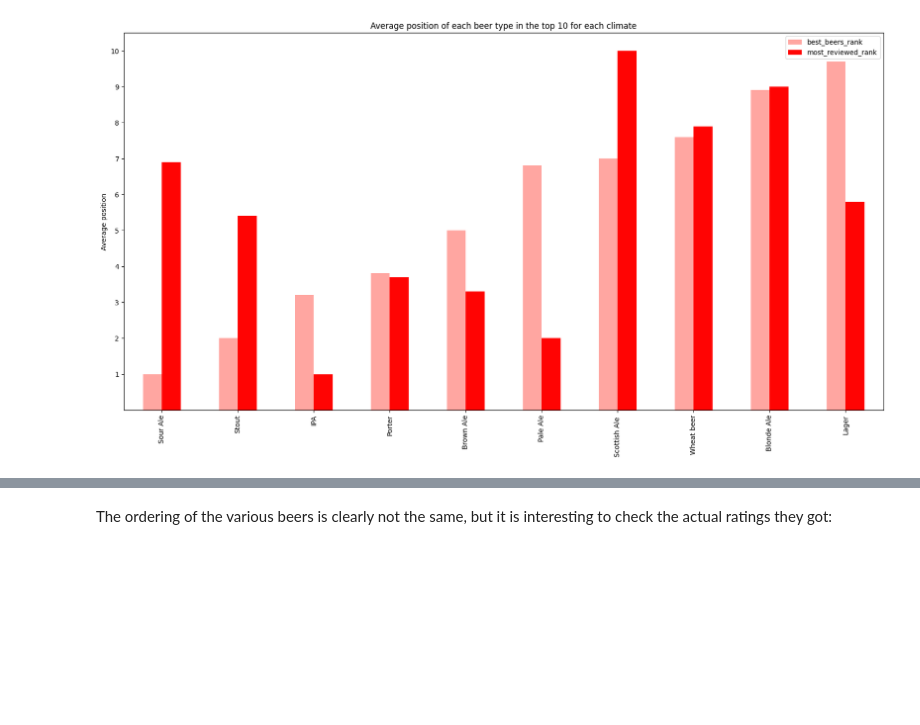
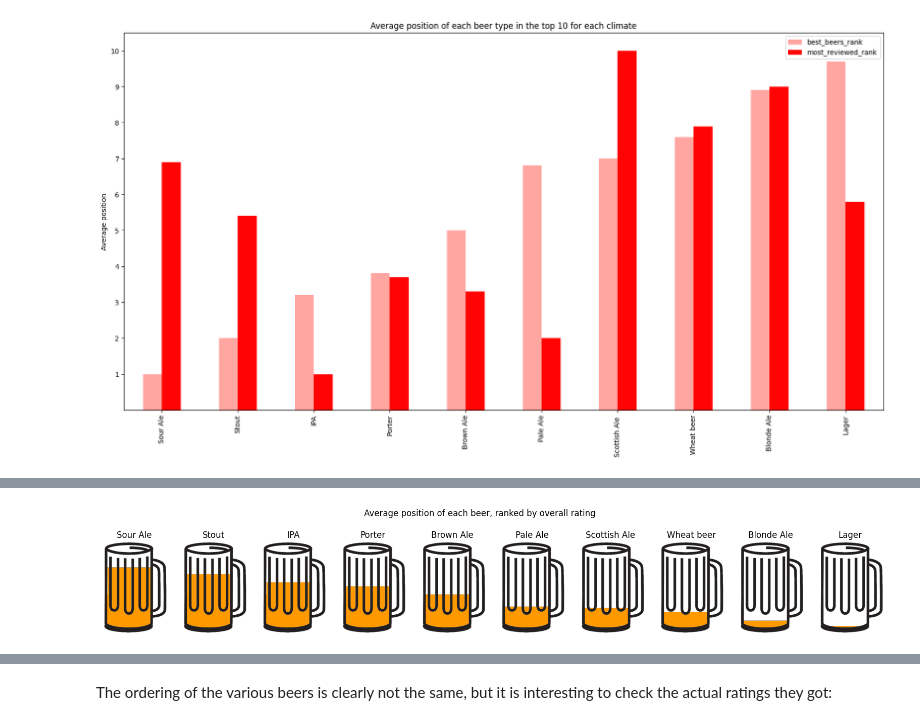
Before and after one commit to epfl-ada/ada-2023-project-riskybiscuits, a Jupyter notebook: styles_analysis.ipynb, the cells around one changed output, grey strips where cells are left out. Cells and saved outputs as stored; diff of their text form; code cells hidden in the pictures; blank space fills up the shorter version.

Commit message:
Added the real best plot

```diff
--- a/styles_analysis.ipynb
+++ b/styles_analysis.ipynb
@@ -231,0 +246,42 @@ plt.show()
+# %%
+from PIL import Image
+
+img = plt.imread("data/images/beer2.png")
+
+# Create a mask from the image where the transparent pixels are black
+mask = np.array(Image.open("data/images/beer2.png").convert("L")) > 1
+# Invert the mask
+mask = ~mask
+
+# Let's plot the positions of each beer
+fig, axs = plt.subplots(1, 10, figsize=(20, 10))
+
+i = 0
+for row in positions_per_beer.iterrows():
+    # Create an image with the same shape as the mask
+    img_plot = np.zeros_like(img)
+
+    # in this image put red pixels
+    x_center = 145
+    width = 116
+    height_max = 350
+    y_max = 450
+
+    fill_percentage = 1 - row[1]["best_beers_rank"] / 10
+
+    img_plot[int(y_max - fill_percentage * height_max):y_max, x_center-width:x_center+width, ...] = (1, 0.6, 0, 1)
+
+    # Mask the img_plot with the mask
+    img_masked = img_plot * mask[..., None]
+
+    img_masked = img_masked + img
+
+    axs[i].imshow(img_masked)
+    axs[i].set_title(row[1]["beer_type"])
+    axs[i].axis("off")
+    i += 1
+
+plt.suptitle("Average position of each beer, ranked by overall rating", y=0.65)
+plt.show()
+# %% [output]
+[figure, added]
```
Also changed, not shown: parts of 2 cells of this notebook, 2 other files.
